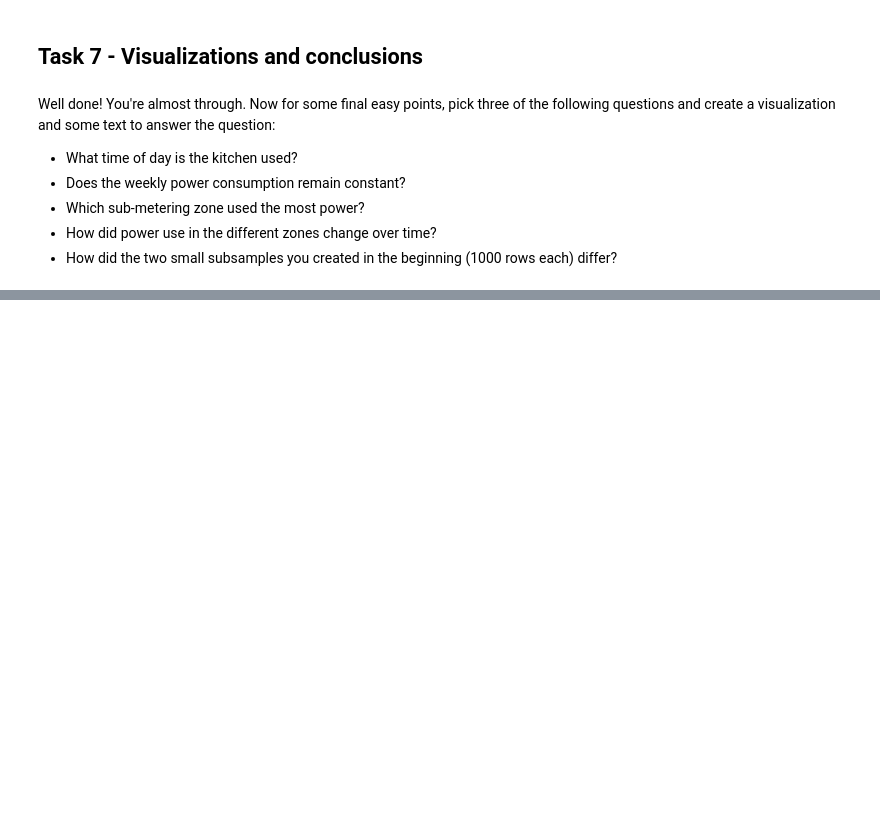
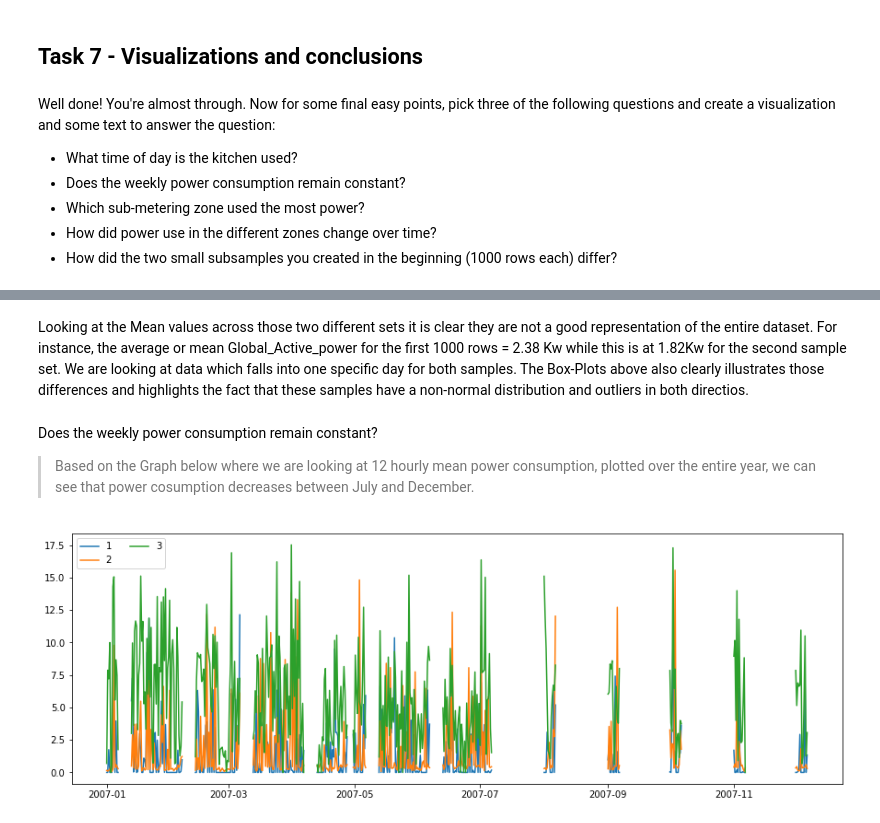
Before and after one commit to RynalddW/DAV_Summative_Assessment, a Jupyter notebook: Git/Dav_Summative_Assesment/dav_sa_summative_assessment.ipynb, the cells around one changed output, grey strips where cells are left out. Saved outputs shown, nothing was run; the diff lists cells and outputs as text; code cells hidden in the pictures; blank space fills up the shorter version.

```diff
--- a/Git/Dav_Summative_Assesment/dav_sa_summative_assessment.ipynb
+++ b/Git/Dav_Summative_Assesment/dav_sa_summative_assessment.ipynb
@@ -601,0 +741,17 @@ Well done! You're almost through. Now for some final easy points, pick three of
+# %% [markdown]
+Looking at the Mean values across those two different sets it is clear they are not a good representation of the entire dataset. For instance, the average or mean Global_Active_power for the first 1000 rows = 2.38 Kw while this is at 1.82Kw for the second sample set. We are looking at data which falls into one specific day for both samples. The Box-Plots above also clearly illustrates those differences and highlights the fact that these samples have a non-normal distribution and outliers in both directios.
+# %% [markdown]
+Does the weekly power consumption remain constant?
+
+> Based on the Graph below where we are looking at 12 hourly mean power consumption, plotted over the entire year, we can see that power cosumption decreases between July and December.
+# %%
+year = df_small['2007-01-01':'2007-12-31'] # Looking at one year of readings
+
+plt.figure(figsize = (15,5))
+plt.plot(year.resample('12H').mean()['Sub_metering_1'])
+plt.plot(year.resample('12H').mean()['Sub_metering_2'])
+plt.plot(year.resample('12H').mean()['Sub_metering_3'])
+
+plt.legend('123', ncol=2, loc='upper left');
+# %% [output]
+[figure, added]
```
Also changed, not shown: parts of 21 cells of this notebook.
